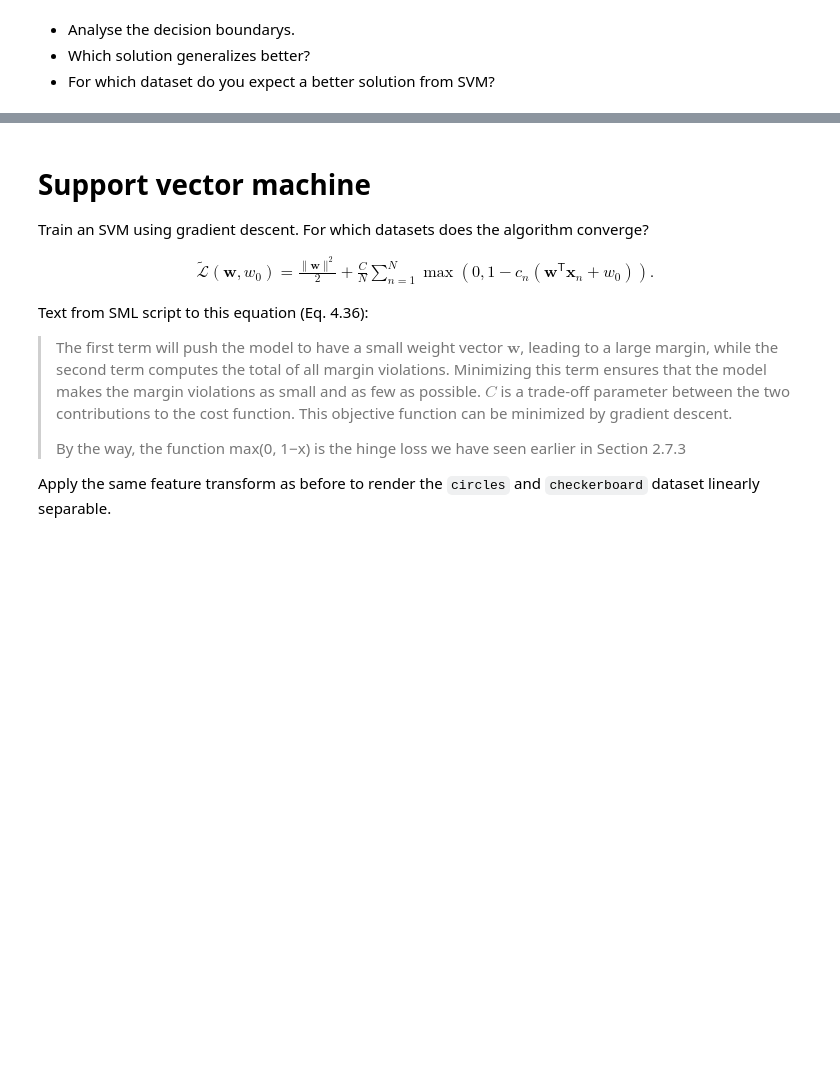
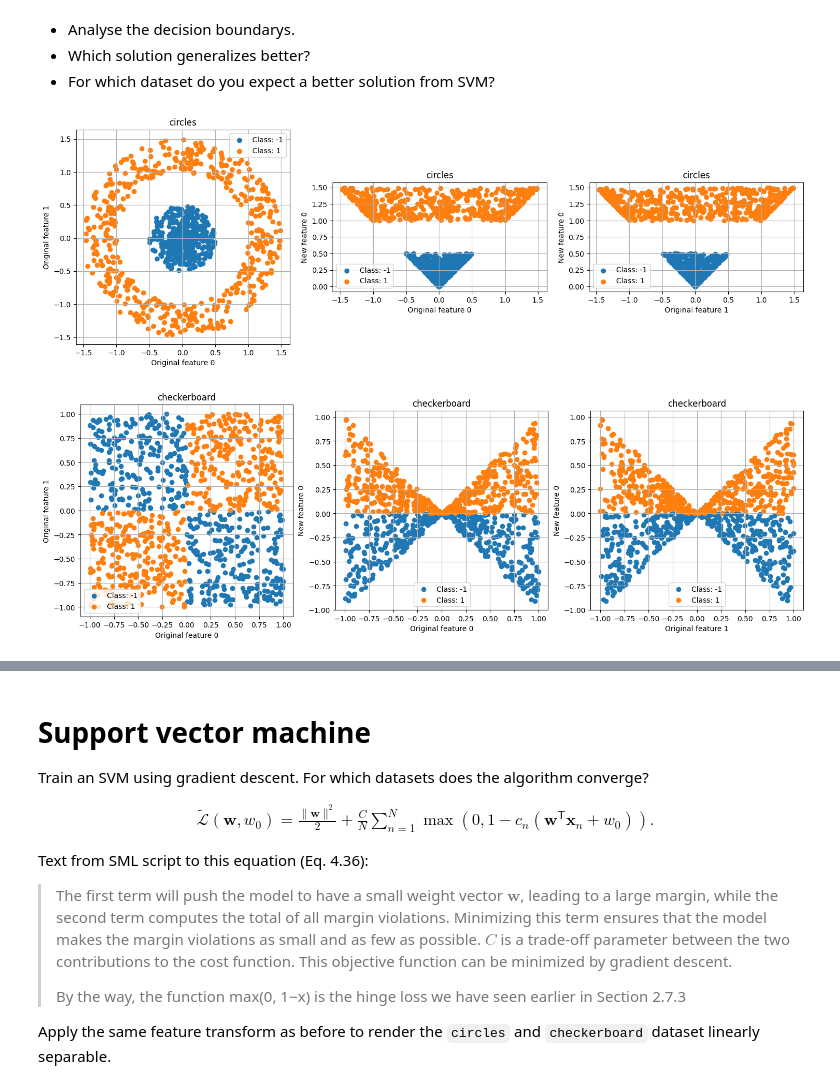
Before and after one commit to dns1403/Numerik-Seminar-Vortrag-Code, a Jupyter notebook: SaML/p3_template.ipynb, the cells around one changed output, grey strips where cells are left out. Drawn from its saved outputs; the diff is of its cells as text; code cells hidden in the pictures; blank space fills up the shorter version.

```diff
--- a/SaML/p3_template.ipynb
+++ b/SaML/p3_template.ipynb
@@ -27,3 +21,9 @@ def map_0_1_to_minus_1_1(labels):
+# %%
+def map_0_1_to_minus_1_1(labels):
+    """
+    Es werden die Labels von 0 und 1 auf -1 und 1 abgebildet.
+    """
+    return 2 * labels - 1
 # %%
 @dataclass
 class Dataset:
@@ -108,13 +110,13 @@ def add_augmentation(x):
 
     Augmented vector: https://en.wikipedia.org/wiki/Affine_transformation#Augmented_matrix
     """
-    return ???
+    return np.concatenate([x, np.ones((x.shape[0], 1))], axis=1)
 
 def remove_augmentation(x_tilde):
     """
     ??? Add a doc string. What does this function do? What are the input parameters? Which shape?
     """
-    return ???
+    return x_tilde[:, :-1]
 # %%
 def predict_rosenblatt_perceptron(x_tilde, w_tilde, transform_fn=None):
     """
@@ -125,8 +127,8 @@ def predict_rosenblatt_perceptron(x_tilde, w_tilde, transform_fn=None):
         x = transform_fn(x)
         x_tilde = add_augmentation(x)
 
-    discriminant = ???
-    prediction = ???
+    discriminant = np.dot(x_tilde, w_tilde)
+    prediction = np.sign(discriminant)
     return discriminant, prediction
 # %%
 def fit_rosenblatt_perceptron(dataset, iterations=1000, learning_rate=0.1, transform_fn=None):
@@ -147,8 +149,8 @@ def fit_rosenblatt_perceptron(dataset, iterations=1000, learning_rate=0.1, trans
     c = dataset.labels
     for iteration in range(iterations):
         discriminant, c_hat = predict_rosenblatt_perceptron(x_tilde, w_tilde)  # transform_fn not nessesary, since is transformed
-        loss_history[iteration] = ???
-        w_tilde = ???
+        loss_history[iteration] = -1 / N * np.einsum('n,d,nd->', (c - c_hat) / 2, w_tilde, x_tilde)
+        w_tilde = w_tilde + learning_rate * 1 / N * np.einsum('n,nd->d', (c - c_hat) / 2, x_tilde)
     return w_tilde, loss_history
 # %%
 def compute_complete_grid(xlim, ylim, steps):
@@ -225,35 +236,38 @@ Which hand-crafted feature transformation is necessary to render the `circles` a
 # %%
 def plot_transformed_features_dataset(dataset, transform_fn, ax=None):
     transformed_features = add_augmentation(transform_fn(dataset.features))
     # Add the original features to see the plots for old vs new feature.
     transformed_features = np.concatenate([dataset.features, transformed_features], axis=-1)
 
     if transformed_features.shape[-1] in [2, 3]:
         _, ax = plt.subplots(1, 1, figsize=(6, 6))
         transformed = Dataset(transformed_features, dataset.labels)
         plot_dataset(transformed, ax)
     elif 8 > transformed_features.shape[-1] > 2:
         # This "elif" does the same as the "if", except
         # that it will plot each parameter combination.
         combinations = list(itertools.combinations(range(transformed_features.shape[-1]-1), 2))
         nrows, ncols = (len(combinations)+2) // 3, 3
         _, axes = plt.subplots(nrows, ncols, figsize=(6*ncols, 6*nrows), squeeze=False)
         for (i, j), ax in zip(combinations, axes.ravel()):
             transformed = Dataset(dataset.name, transformed_features[..., [i, j]], dataset.labels)
             plot_dataset(transformed, ax)
             ax.set_xlabel(f'Original feature {i}' if i < 2 else f'New feature {i-2}')
             ax.set_ylabel(f'Original feature {j}' if j < 2 else f'New feature {j-2}')
     else:
         raise RuntimeError(transformed_features.shape)
 
 plot_transformed_features_dataset(
     circles,
-    transform_fn=lambda x: ???
+    transform_fn=lambda x: np.linalg.norm(x, axis=-1, keepdims=True),
 )
 plot_transformed_features_dataset(
     checkerboard,
-    transform_fn=lambda x: ???
+    transform_fn=lambda x: np.prod(x, axis=-1, keepdims=True),
 )
+# %% [output]
+[figure, added]
+[figure, added]
 # %%
 fit_and_plot(
     circles,
```
Also changed, not shown: parts of 24 cells of this notebook, 5 other files.
